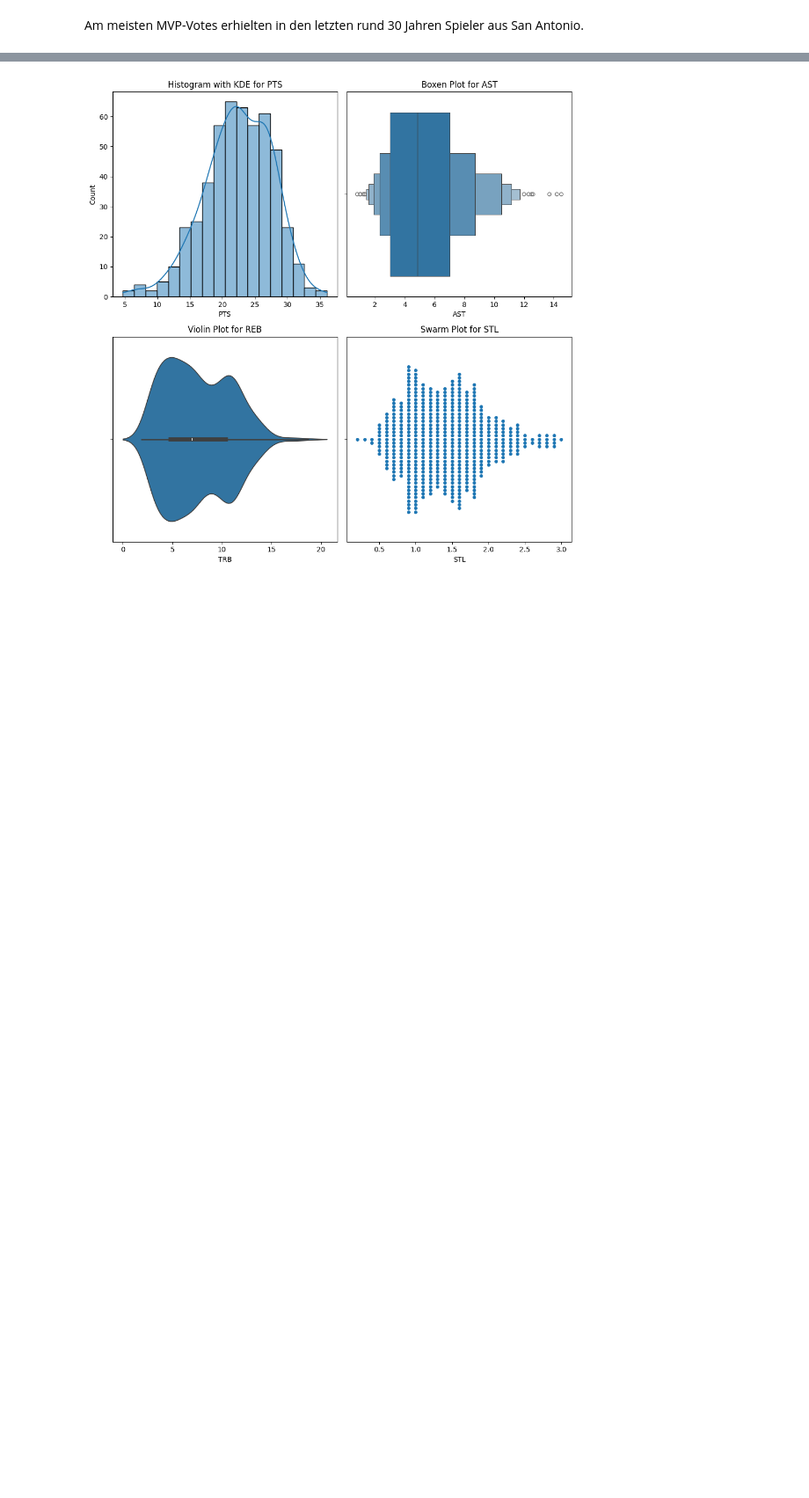
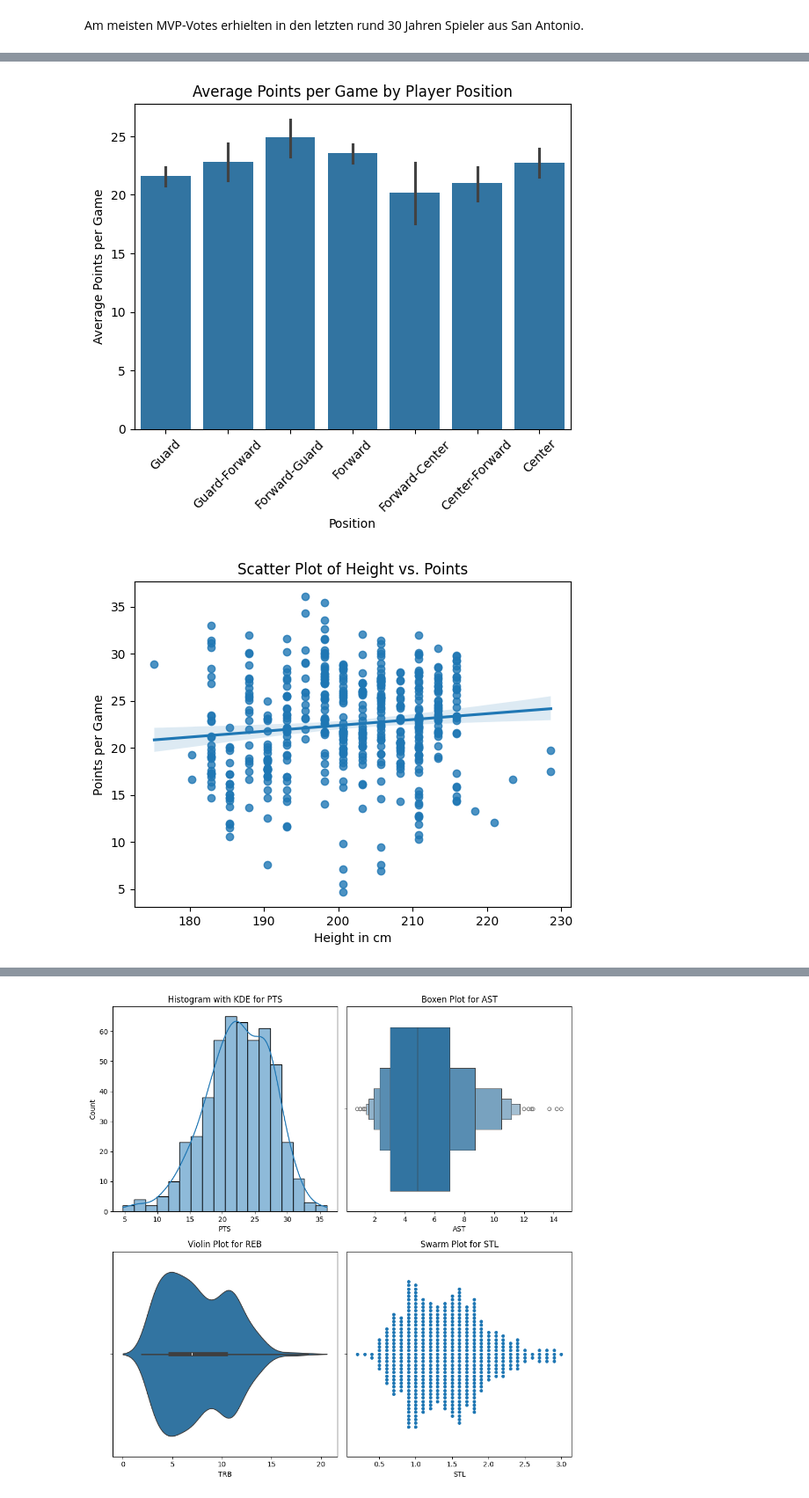
Before and after one commit to mimitridurri/ADS_Group2, a Jupyter notebook: WebScrape/Group2.ipynb, the cells around one changed output, grey strips where cells are left out. Shown at 88% size. Drawn from its saved outputs; the diff is of its cells as text; code cells hidden in the pictures; blank space fills up the shorter version.

```diff
--- a/WebScrape/Group2.ipynb
+++ b/WebScrape/Group2.ipynb
@@ -777,2 +772,72 @@ Boxplot der WinShares: Ein Boxplot, der die Verteilung der WinShares (WS) darste
 
 Punkte pro Spiel vs. WinShares: Ein Streudiagramm, das die Beziehung zwischen der Anzahl der Punkte pro Spiel und den WinShares zeigt. Die Punkte sind über das Diagramm verteilt, was eine Variation in der Anzahl der WinShares bei unterschiedlichen Punktzahlen pro Spiel anzeigt. Es scheint keine klare lineare Beziehung zu geben, was darauf hindeutet, dass hohe Punktzahlen pro Spiel nicht unbedingt mit hohen WinShares korrelieren.
+# %%
+# Erstellen Sie eine Reihenfolge für die Positionen, die die Spielpositionen von ballfern zu ballnah abbildet
+position_order = ['Guard', 'Guard-Forward', 'Forward-Guard', 'Forward', 'Forward-Center', 'Center-Forward', 'Center']
+
+# Plot für durchschnittliche Punkte pro Position
+sns.barplot(x='Position', y='PTS', data=mvps, order=position_order)
+plt.xlabel('Position')
+plt.ylabel('Average Points per Game')
+plt.title('Average Points per Game by Player Position')
+plt.xticks(rotation=45)  # Dreht die x-Achsen-Beschriftungen, falls sie überlappen
+plt.show()
+
+sns.regplot(x='Height_cm', y='PTS', data=mvps)
+plt.xlabel('Height in cm')
+plt.ylabel('Points per Game')
+plt.title('Scatter Plot of Height vs. Points')
+plt.show()
+
+# Scatter-Plot für die Beziehung zwischen Körpergröße und Rebounds
+sns.regplot(x='Height_cm', y='TRB', data=mvps)
+plt.xlabel('Height in cm')
+plt.ylabel('Rebounds per Game')
+plt.title('Scatter Plot of Height vs. Rebounds')
+plt.show()
+
+# Erstellen eines Regressionsplots für das Alter gegen die durchschnittliche Spielzeit
+sns.regplot(x='Age', y='MP', data=mvps)
+plt.xlabel('Age')
+plt.ylabel('Minutes Played')
+plt.title('Regression Plot of Age vs. Minutes Played')
+plt.show()
+
+# Boxplot der Spieler-Effizienz für verschiedene Jahre
+sns.boxplot(x='Year', y='PER', data=mvps)
+plt.xlabel('Year')
+plt.ylabel('Player Efficiency Rating')
+plt.xticks(rotation=90)
+plt.title('Boxplot of Player Efficiency Rating by Year')
+plt.show()
+
+sns.pairplot(mvps[['PTS', 'AST', 'TRB', 'STL', 'BLK']], corner=True)
+plt.suptitle('Pairwise Relationships Between Key Basketball Stats', y=1.02)
+plt.show()
+
+avg_per_by_year = mvps.groupby('Year')['PER'].mean().reset_index()
+sns.lineplot(x='Year', y='PER', data=avg_per_by_year)
+plt.xlabel('Year')
+plt.ylabel('Average Player Efficiency Rating')
+plt.title('Historical Trend of Player Efficiency Rating')
+plt.xticks(rotation=45)
+plt.show()
+
+top_players = mvps[mvps['PTS'] > mvps['PTS'].quantile(0.95)]
+sns.lineplot(x='Year', y='WS', hue='Player', data=top_players)
+plt.xlabel('Year')
+plt.ylabel('Win Shares')
+plt.title('Win Shares Over Time for Top Scoring Players')
+plt.legend(title='Player', bbox_to_anchor=(1.05, 1), loc='upper left')
+plt.show()
+
+position_count_by_year = mvps.groupby(['Year', 'Position']).size().unstack(fill_value=0)
+position_count_by_year.plot(kind='area', stacked=True)
+plt.xlabel('Year')
+plt.ylabel('Number of Players')
+plt.title('Popularity of Positions Over Time')
+plt.legend(title='Position')
+plt.show()
+# %% [output]
+[figure, added]
+[figure, added]
```
Also changed, not shown: parts of 26 cells of this notebook.
